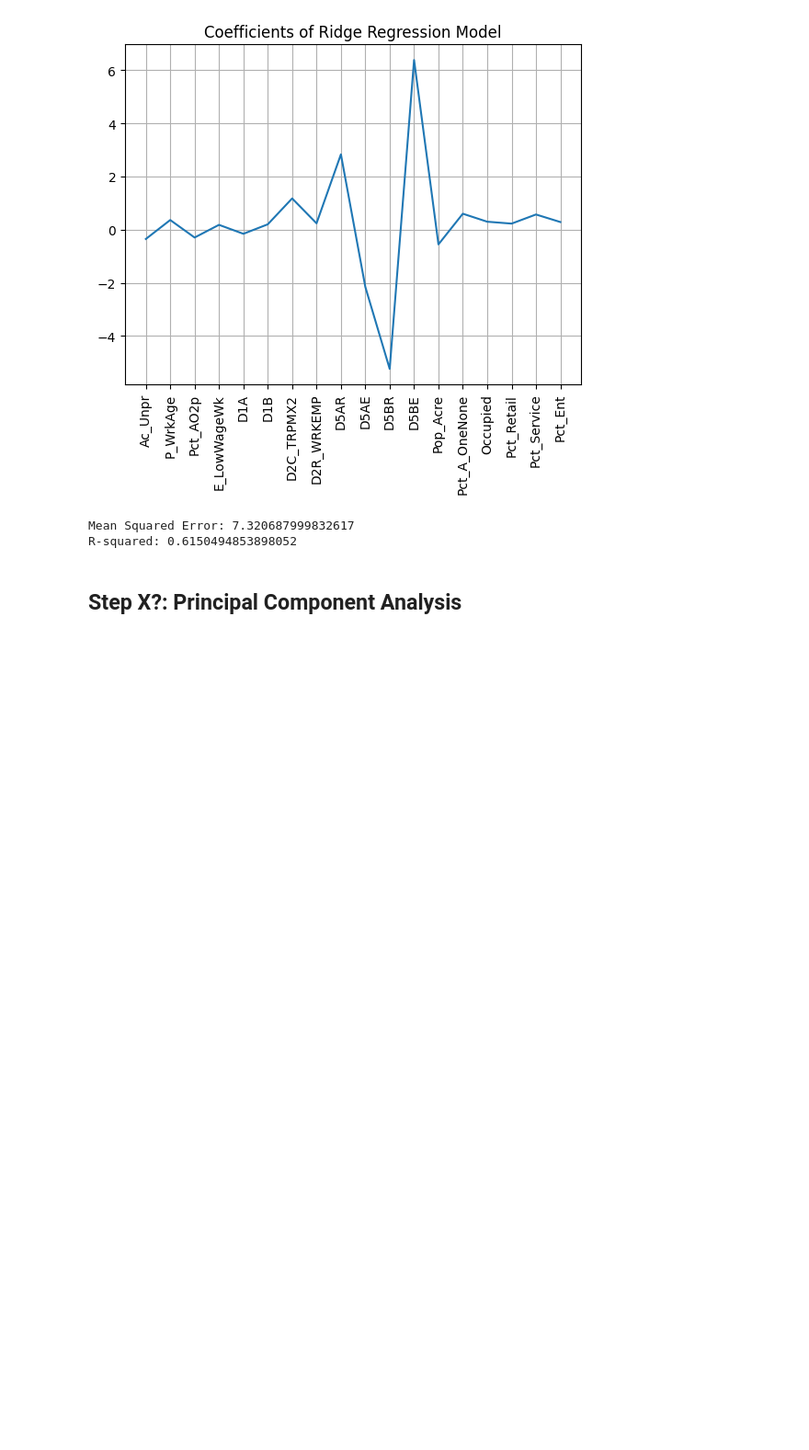
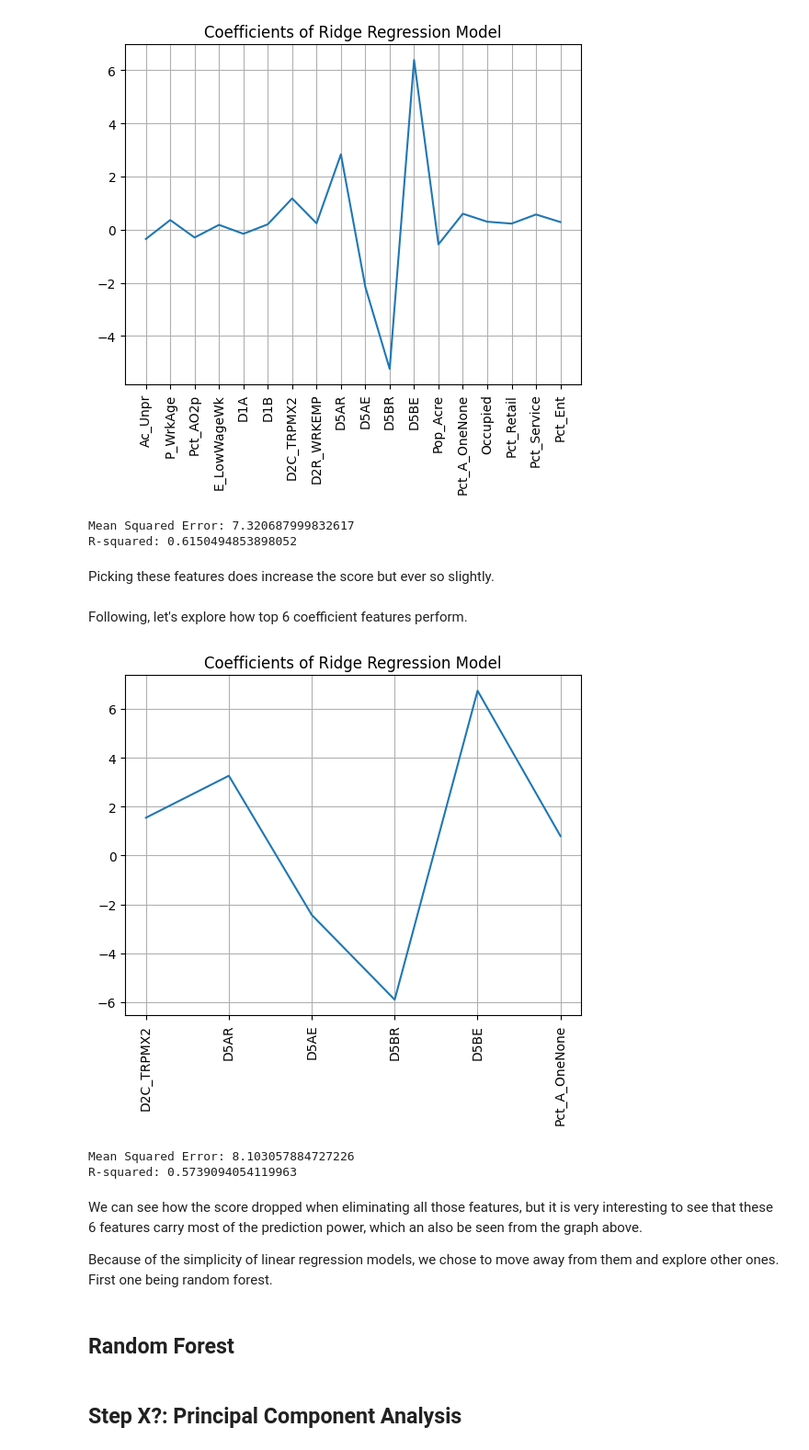
Before and after one commit to JamesJFan/CS6140_MachineLearning_FinalProject_Group1, a Jupyter notebook: CS6140_MachineLearning_FinalProject_Group1.ipynb, the cells around one changed output. Shown at 92% size. Saved outputs shown, nothing was run; the diff lists cells and outputs as text; code cells hidden in the pictures; blank space fills up the shorter version.

Commit message:
ridge ablation done

```diff
--- a/CS6140_MachineLearning_FinalProject_Group1.ipynb
+++ b/CS6140_MachineLearning_FinalProject_Group1.ipynb
@@ -752,6 +752,29 @@ ridge_mse, ridge_r2 = model_train_and_eval(ridge, X_higher_coeff, y_higher_coeff
 [figure]
 Mean Squared Error: 7.320687999832617
 R-squared: 0.6150494853898052
+# %% [markdown]
+Picking these features does increase the score but ever so slightly.
+# %% [markdown]
+Following, let's explore how top 6 coefficient features perform.
+# %%
+df_topsix = df[['D2C_TRPMX2','D5AR', 'D5AE', 'D5BR', 'D5BE', \
+                      'Pct_A_OneNone', 'NatWalkInd']]
+
+y_topsix = df_topsix['NatWalkInd']
+X_topsix = df_topsix.drop("NatWalkInd", axis=1)
+
+ridge_mse, ridge_r2 = model_train_and_eval(ridge, X_topsix, y_topsix, model_name="Ridge",
+                                           k_fold = False, visual=True)
+# %% [output]
+[figure, added]
+Mean Squared Error: 8.103057884727226
+R-squared: 0.5739094054119963
+# %% [markdown]
+We can see how the score dropped when eliminating all those features, but it is very interesting to see that these 6 features carry most of the prediction power, which an also be seen from the graph above.
+
+Because of the simplicity of linear regression models, we chose to move away from them and explore other ones. First one being random forest.
+# %% [markdown]
+## Random Forest
 # %% [markdown]
 ## Step X?: Principal Component Analysis
 # %% [markdown]
```
